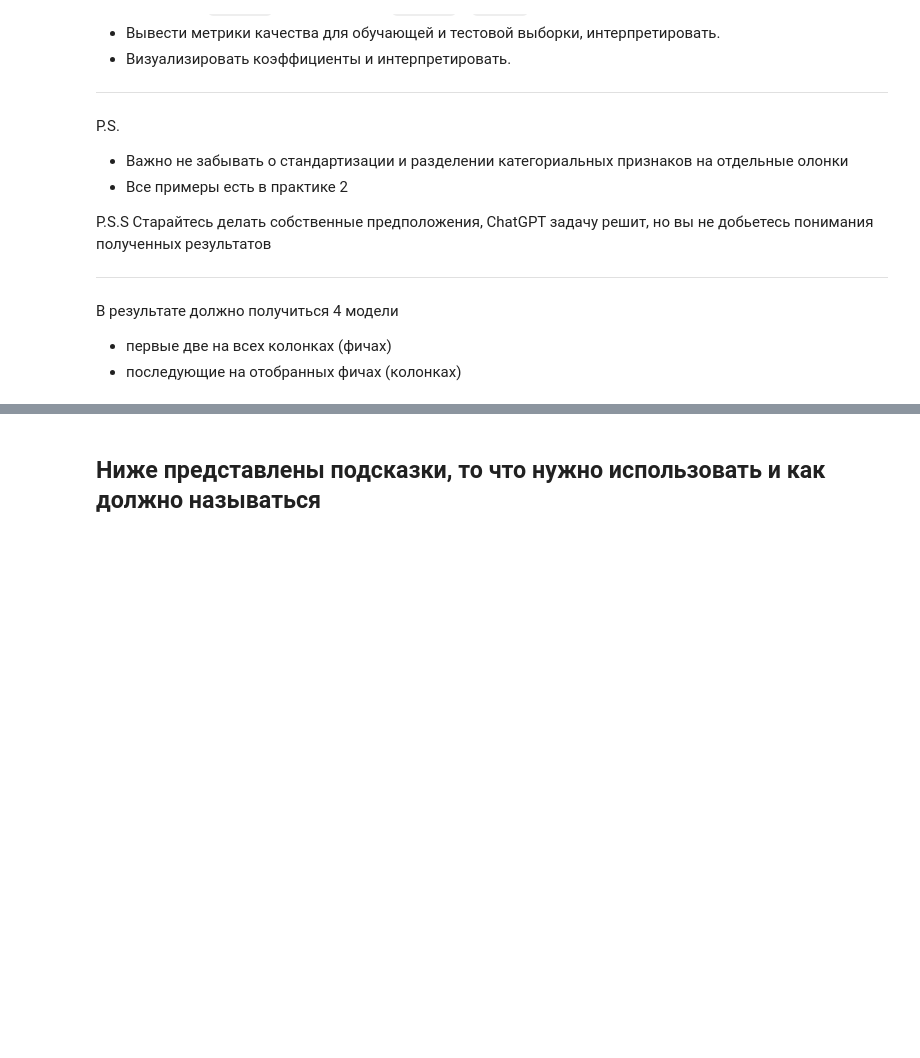
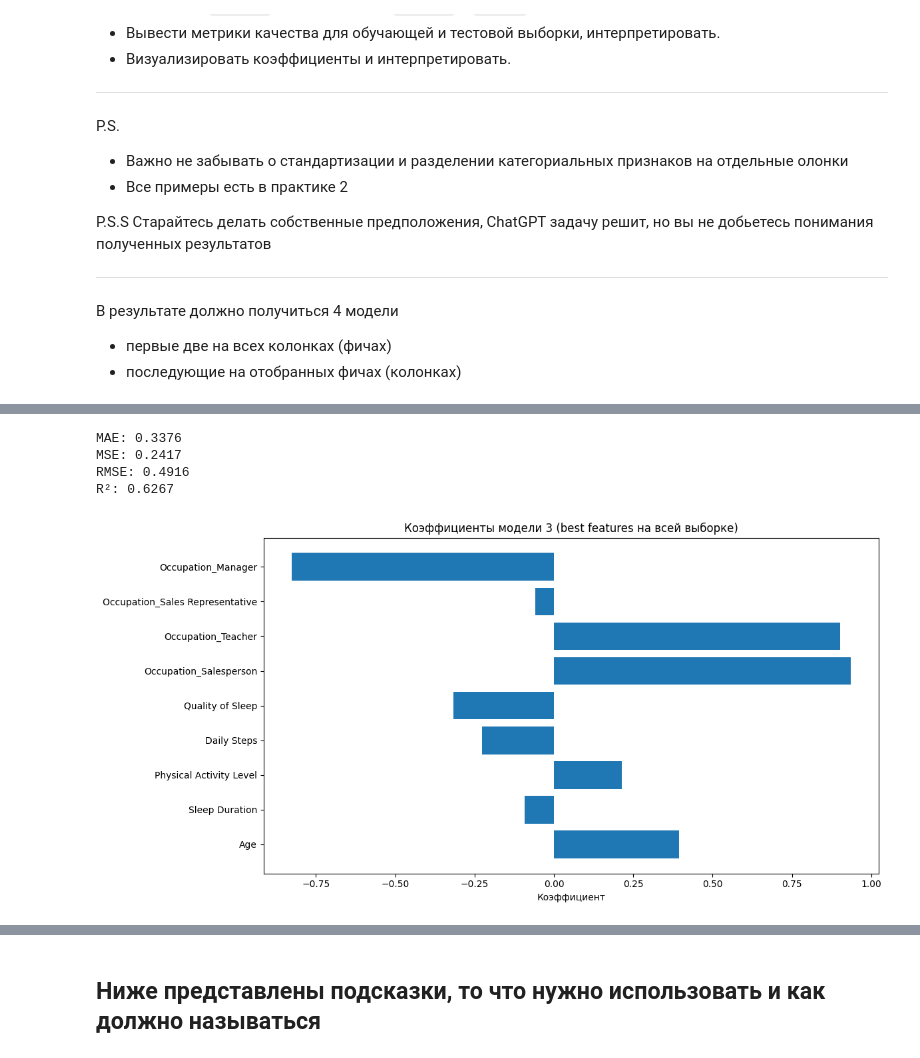
Before and after one commit to Lococo231/MO_Tasks, a Jupyter notebook: Домашнее_задание_2.ipynb, the cells around one changed output, grey strips where cells are left out. Saved outputs shown, nothing was run; the diff lists cells and outputs as text; code cells hidden in the pictures; blank space fills up the shorter version.

```diff
--- a/Домашнее_задание_2.ipynb
+++ b/Домашнее_задание_2.ipynb
@@ -180,0 +408,39 @@ P.S.S
+# %%
+#3
+
+import numpy as np
+import matplotlib.pyplot as plt
+from sklearn.linear_model import LinearRegression
+from sklearn.metrics import mean_absolute_error, mean_squared_error, r2_score
+
+best_features = ['Age', 'Sleep Duration', 'Physical Activity Level', 'Daily Steps', 'Quality of Sleep', 'Occupation_Salesperson','Occupation_Teacher', 'Occupation_Sales Representative','Occupation_Manager' ]
+X_best = X[best_features]
+
+model3 = LinearRegression()
+model3.fit(X_best, y)
+y_pred = model3.predict(X_best)
+
+mae = mean_absolute_error(y, y_pred)
+mse = mean_squared_error(y, y_pred)
+rmse = np.sqrt(mse)
+r2 = r2_score(y, y_pred)
+
+print(f"MAE: {mae:.4f}")
+print(f"MSE: {mse:.4f}")
+print(f"RMSE: {rmse:.4f}")
+print(f"R²: {r2:.4f}")
+
+plt.figure(figsize=(12, 6))
+plt.barh(best_features, model3.coef_)
+plt.xlabel('Коэффициент')
+plt.title('Коэффициенты модели 3 (best features на всей выборке)')
+plt.tight_layout()
+plt.show()
+
+# надо R² близко к модели 2
+# %% [output]
+MAE: 0.3376
+MSE: 0.2417
+RMSE: 0.4916
+R²: 0.6267
+[figure, added]
```
Also changed, not shown: parts of 15 cells of this notebook.
